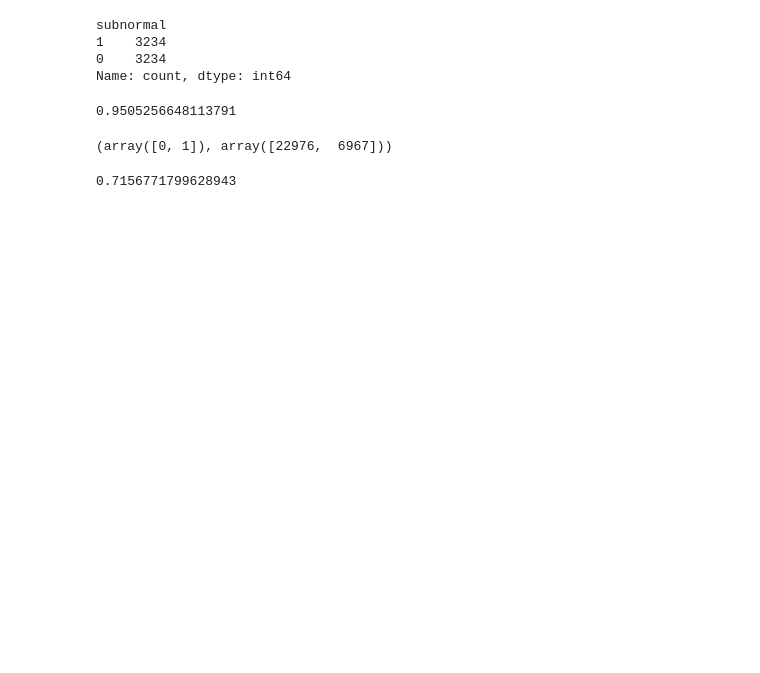
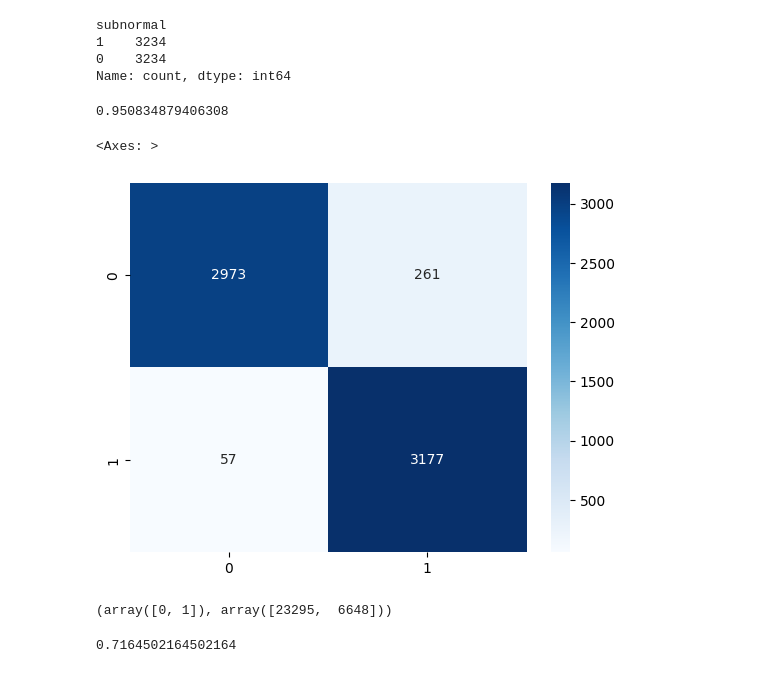
Before and after one commit to cem-usp/assentamentos-precarios-no-brasil-urbano, a Jupyter notebook: 03-testando-metodos-classificacao.ipynb, the cells around one changed output. Drawn from its saved outputs; the diff is of its cells as text; code cells hidden in the pictures; blank space fills up the shorter version.

```diff
--- a/03-testando-metodos-classificacao.ipynb
+++ b/03-testando-metodos-classificacao.ipynb
@@ -15,6 +16,7 @@ df.loc[:, 'subnormal'] = 0
 df.loc[subnormal, 'subnormal'] = 1
 # %%
 dimensoes = [
+    'situacao_setor',
     'porcentagem_domicilios_sem_coleta_de_lixo',
     'porcentagem_domicilios_sem_ligacao_rede_de_agua',
     'porcentagem_domicilios_sem_banheiros',
@@ -66,15 +68,23 @@ random_forest_clf = RandomForestClassifier(max_depth=10, random_state=0)
 random_forest_clf.fit(X,y)
 random_forest_clf.score(X,y)
 # %% [output]
-0.9505256648113791
+0.950834879406308
+# %%
+cf_matrix = confusion_matrix(y, random_forest_clf.predict(X))
+# %%
+import seaborn as sns
+sns.heatmap(cf_matrix, annot=True, fmt='0', cmap='Blues')
+# %% [output]
+<Axes: >
+[figure, added]
 # %%
 np.unique(random_forest_clf.predict(df.loc[(rmsp), dimensoes]), return_counts=True)
 # %% [output]
-(array([0, 1]), array([22976,  6967]))
+(array([0, 1]), array([23295,  6648]))
 # %%
 linear_svc_clf = LinearSVC(random_state=0, tol=1e-5)
 # linear_svc_clf = SVC(gamma='auto')
 linear_svc_clf.fit(Normalizer().fit_transform(X),y)
 linear_svc_clf.score(Normalizer().fit_transform(X),y)
 # %% [output]
-0.7156771799628943
+0.7164502164502164
```
Also changed, not shown: parts of 5 cells of this notebook, 22 other files.
